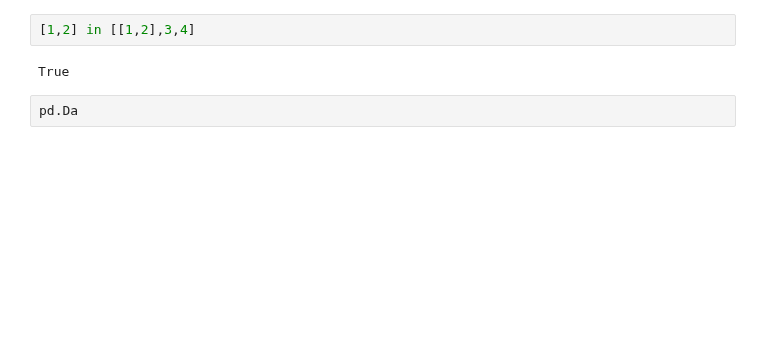
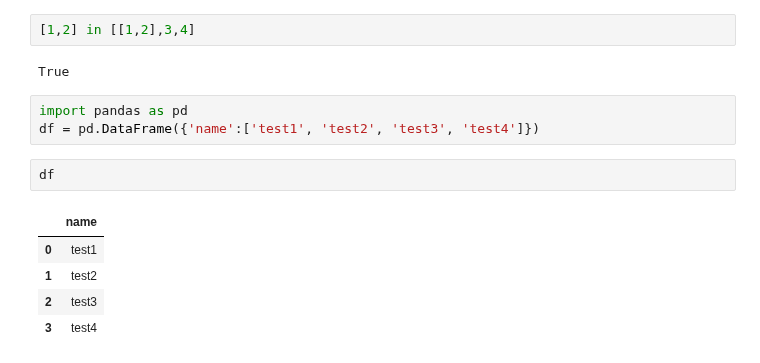
Before and after one commit to akshansh1718/Technical-Learnings, a Jupyter notebook: numpy_learning.ipynb, the cells around one changed output. Saved outputs shown, nothing was run; the diff lists cells and outputs as text; blank space fills up the shorter version.

```diff
--- a/numpy_learning.ipynb
+++ b/numpy_learning.ipynb
@@ -957,4 +957,13 @@ mov.sort_values(by = ['popularity'], ascending= False).head(10)
 # %% [output]
 True
 # %%
-pd.Da
+import pandas as pd
+df = pd.DataFrame({'name':['test1', 'test2', 'test3', 'test4']})
+# %%
+df
+# %% [output]
+|  | name |
+| 0 | test1 |
+| 1 | test2 |
+| 2 | test3 |
+| 3 | test4 |
```
